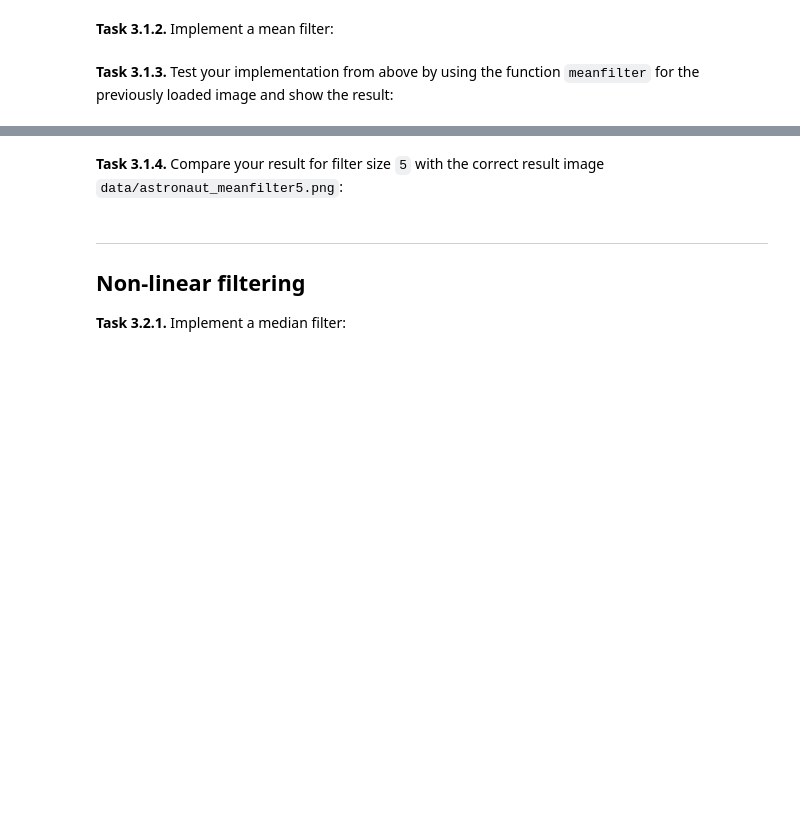
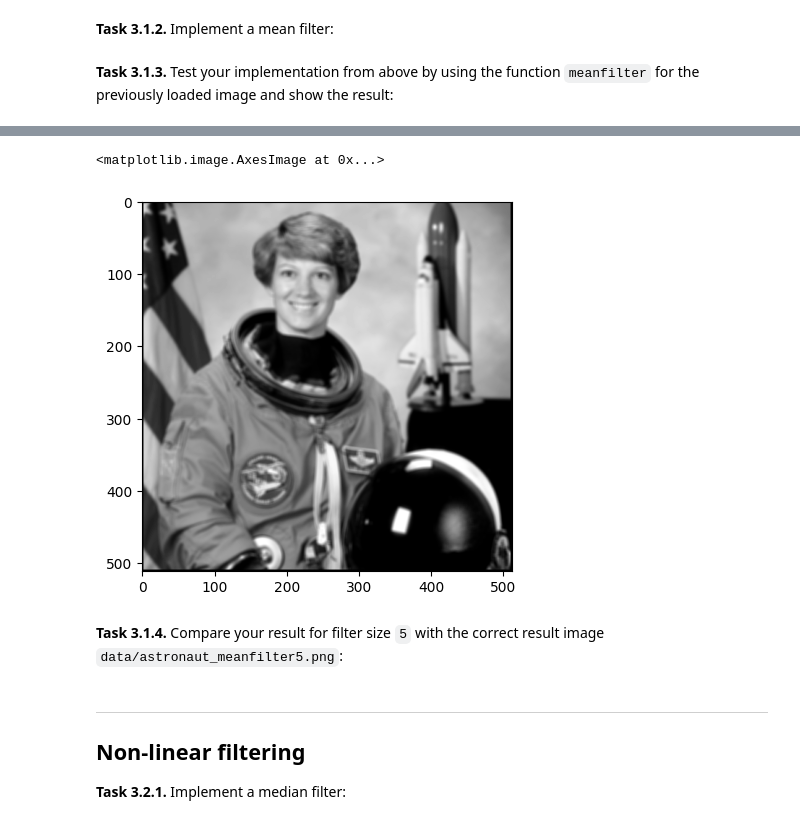
Before and after one commit to rMaximr/mobi-fs3-python, a Jupyter notebook: task3.ipynb, the cells around one changed output, grey strips where cells are left out. Drawn from its saved outputs; the diff is of its cells as text; code cells hidden in the pictures; blank space fills up the shorter version.

```diff
--- a/task3.ipynb
+++ b/task3.ipynb
@@ -18,18 +18,25 @@ plt.imshow(img, 'gray')
 # %% [markdown]
 **<a id="#">Task 3.1.2.</a>** Implement a mean filter:
 # %%
-def meanfilter(img_in, size): #Es hilft es auf einem blatt papier durchzuspielen. Für ein p im bild img_in werden in z.B. einem drei mal drei feld mithilfe filterquadrats alle Pixelintensitäten aufsummiert und durch die anzahl der summierten pixelintensitäten dividiert. dieser Mittelwert wird an die entsprechende position, in einem bild, das bisher nur mit Nullen gefüllt ist, eingesetzt. Durch das if statement wird gecheckt, dass tatsächlich auch pixel innerhalb des bildes verwebdet werden.
+
+def meanfilter(img_in, size): #Es hilft es auf einem blatt papier durchzuspielen. Für ein p im bild img_in werden in z.B. einem drei mal drei feld mithilfe filterquadrats alle Pixelintensitäten aufsummiert und durch die anzahl der summierten pixelintensitäten dividiert. dieser Mittelwert wird an die entsprechende position, in einem bild, das bisher nur mit Nullen gefüllt ist, eingesetzt. Durch das if statement wird gecheckt, dass tatsächlich auch pixel innerhalb des bildes verwebdet werden, aber trotzdem für randpixel mittelwerte berechnet werden, halt mit einer kleineren anzahl an pixeln (das betrifft das if statement mit #). Das neue if statement bezweckt, dass nur für Pixel der mittelwert berechnet wird, für die die neighborhodd vollständig im bild liegt. für pixel bei denen das nicht der fall ist, wird einfach ihr wert unverändert eingesetzt.
     result = numpy.zeros(img_in.shape)
     n = (size - 1) // 2
     for p in numpy.ndindex(img_in.shape): #p ist einfach etwas für das zuerst (0,0) gesetzt wird, dann (0,1) usw. Entsprechend der iterable numpy.ndindex(img_in.shape). Aber: img_in.shape liefert eine absolute anzahl an reihen und spalten! D.h. p wird wie folgt hochgezählt: Von (0,0) bis (anzahl an zeilen-1, anzahl an spalten-1)
         neighborhood_sum = 0
+        count = 0
+
+        if (p[0] - n < 0 or p[0] + n >= img_in.shape[0] or
+            p[1] - n < 0 or p[1] + n >= img_in.shape[1]):
+            continue
+
         for q in numpy.ndindex(size, size): #wenn ich also size = 5 wähle wird auch nur bis (4,4) hochgezählt
             i = p[0] + q[0] - n
             j = p[1] + q[1] - n
 
-            if 0 <= i < img_in.shape[0] and 0 <= j < img_in.shape[1]:
-                neighborhood_sum += img_in[i, j]
-                count += 1
+            #if 0 <= i < img_in.shape[0] and 0 <= j < img_in.shape[1]:
+            neighborhood_sum += img_in[i, j]
+            count += 1
 
         result[p] = neighborhood_sum / count
     return result
@@ -41,2 +45,8 @@ def meanfilter(img_in, size): #Es hilft es auf einem blatt papier durchzuspielen
+# %%
+fimg= meanfilter(img, 5)
+plt.imshow(fimg, 'gray')
+# %% [output]
+<matplotlib.image.AxesImage at 0x...>
+[figure, added]
 # %% [markdown]
 **<a id="#">Task 3.1.4.</a>** Compare your result for filter size `5` with the correct result image `data/astronaut_meanfilter5.png`:
```
Also changed, not shown: parts of 2 cells of this notebook.
